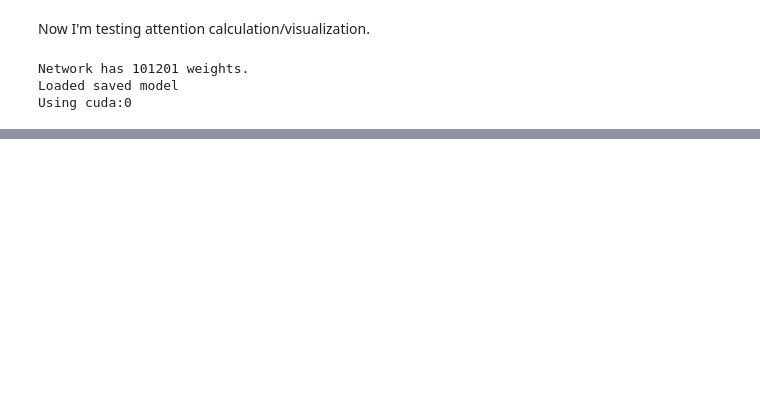
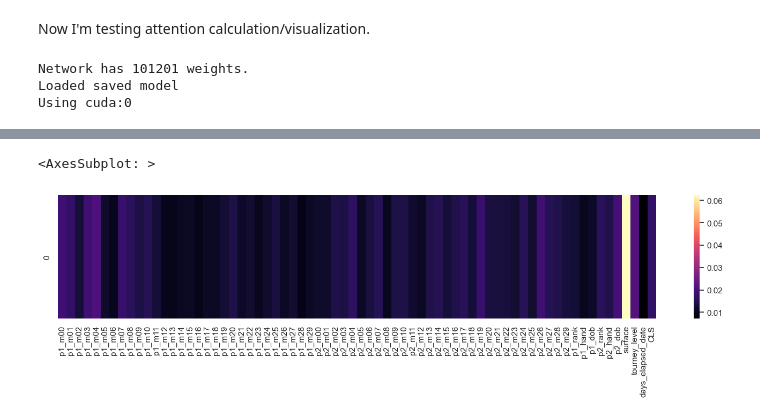
Before and after one commit to DoubleSec/washed-net, a Jupyter notebook: dev_notebooks/hybrid_data_testing.ipynb, the cells around one changed output, grey strips where cells are left out. Drawn from its saved outputs; the diff is of its cells as text; code cells hidden in the pictures; blank space fills up the shorter version.

```diff
--- a/dev_notebooks/hybrid_data_testing.ipynb
+++ b/dev_notebooks/hybrid_data_testing.ipynb
@@ -185,0 +189,9 @@ sns.heatmap(data=total_weight.cpu().detach(), xticklabels=whole_net.name_positio
+# %%
+# Mean
+
+total_weight = diag.total_attention(save_output.outputs).mean(dim=[0, 1])[[-1], :]
+sns.set(rc={'figure.figsize':(18, 3)})
+sns.heatmap(data=total_weight.cpu().detach(), xticklabels=whole_net.name_positions(), cmap="magma")
+# %% [output]
+<AxesSubplot: >
+[figure, added]
```
Also changed, not shown: parts of 5 cells of this notebook, 2 other files.
